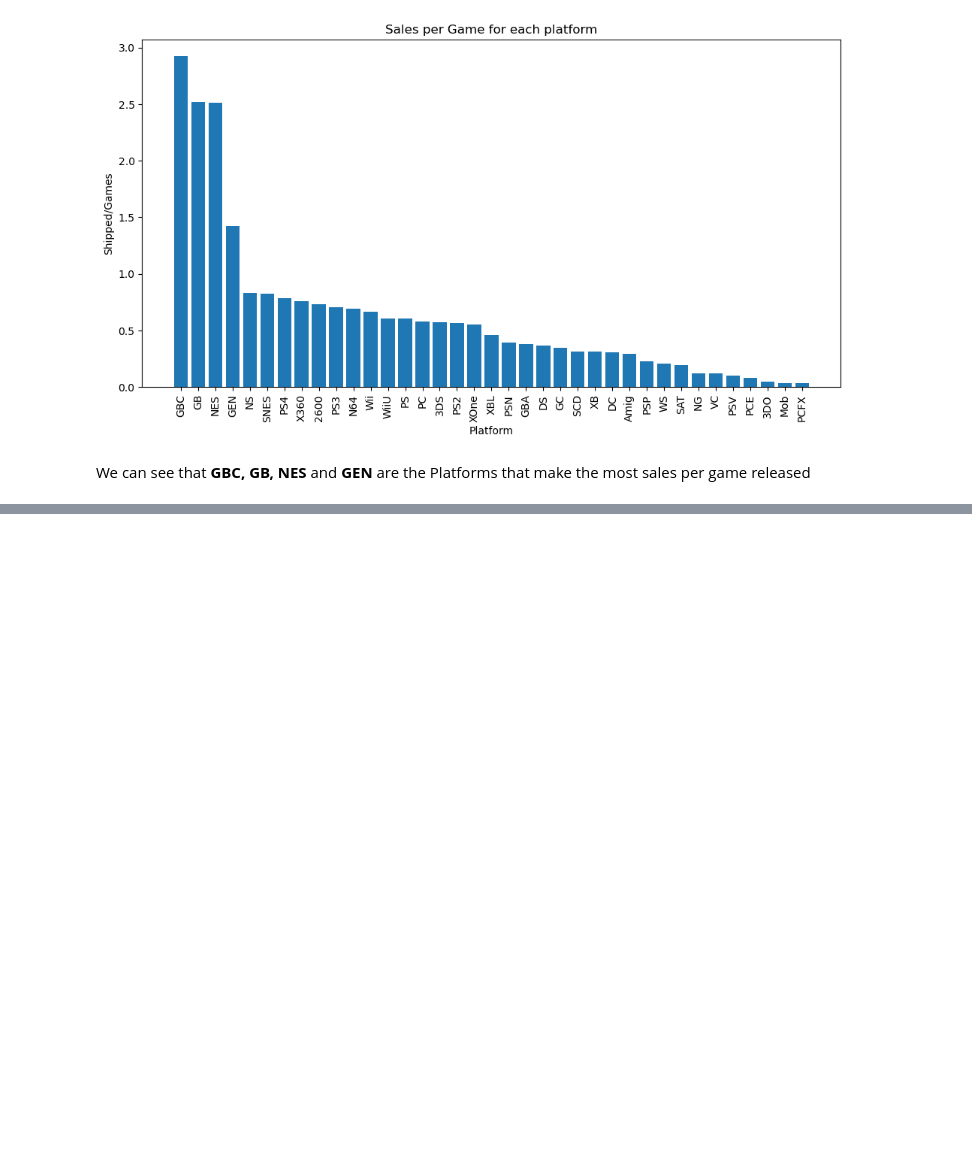
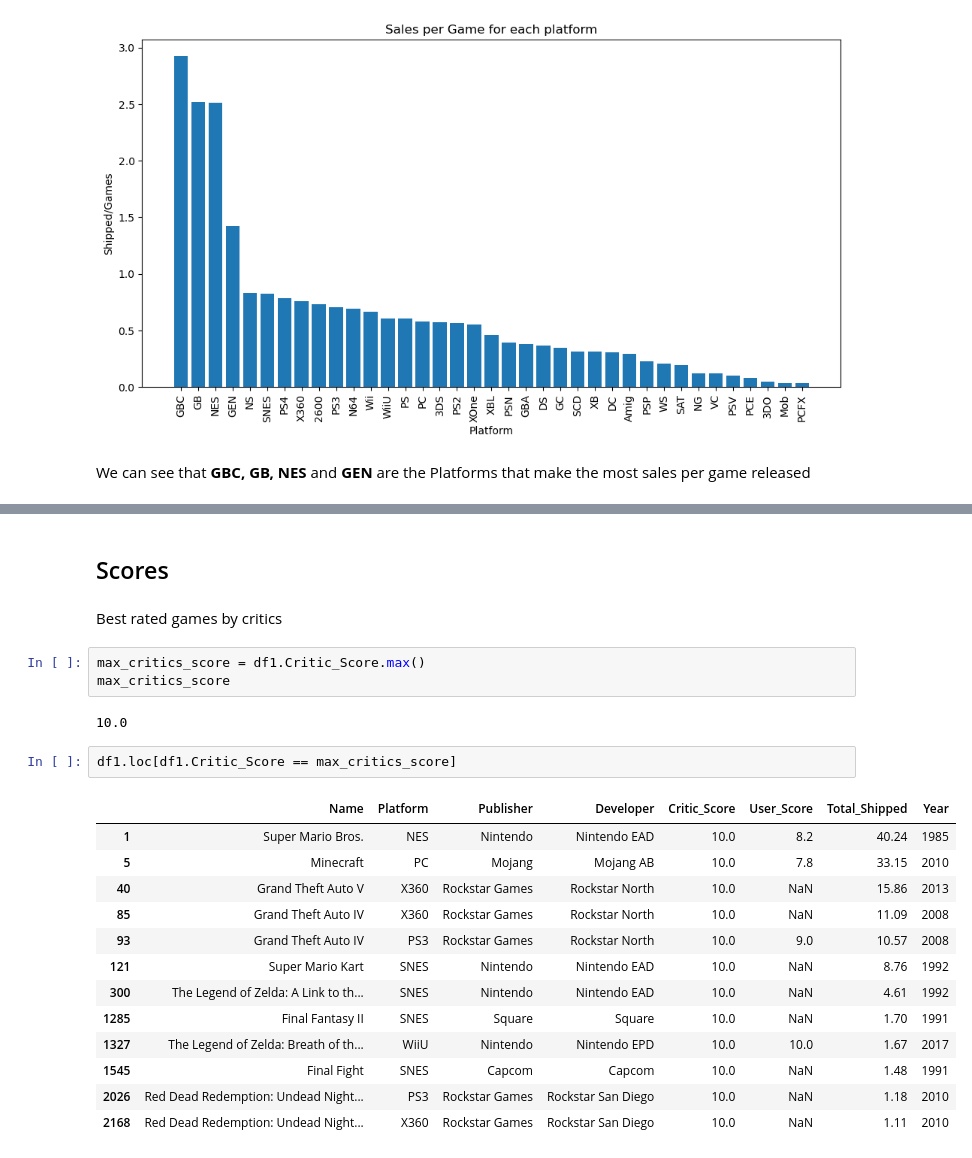
Before and after one commit to camilacareggio/data-analysis, a Jupyter notebook: videogame_sales_analysis/videogame_sales_analysis.ipynb, the cells around one changed output, grey strips where cells are left out. Cells and saved outputs as stored; diff of their text form; blank space fills up the shorter version.

```diff
--- a/videogame_sales_analysis/videogame_sales_analysis.ipynb
+++ b/videogame_sales_analysis/videogame_sales_analysis.ipynb
@@ -174,0 +232,25 @@ Year of Minimum Sales: 1979
+# %% [markdown]
+## Scores
+# %% [markdown]
+Best rated games by critics
+# %%
+max_critics_score = df1.Critic_Score.max()
+max_critics_score
+# %% [output]
+10.0
+# %%
+df1.loc[df1.Critic_Score == max_critics_score]
+# %% [output]
+|  | Name | Platform | Publisher | Developer | Critic_Score | User_Score | Total_Shipped | Year |
+| 1 | Super Mario Bros. | NES | Nintendo | Nintendo EAD | 10.0 | 8.2 | 40.24 | 1985 |
+| 5 | Minecraft | PC | Mojang | Mojang AB | 10.0 | 7.8 | 33.15 | 2010 |
+| 40 | Grand Theft Auto V | X360 | Rockstar Games | Rockstar North | 10.0 | NaN | 15.86 | 2013 |
+| 85 | Grand Theft Auto IV | X360 | Rockstar Games | Rockstar North | 10.0 | NaN | 11.09 | 2008 |
+| 93 | Grand Theft Auto IV | PS3 | Rockstar Games | Rockstar North | 10.0 | 9.0 | 10.57 | 2008 |
+| 121 | Super Mario Kart | SNES | Nintendo | Nintendo EAD | 10.0 | NaN | 8.76 | 1992 |
+| 300 | The Legend of Zelda: A Link to th... | SNES | Nintendo | Nintendo EAD | 10.0 | NaN | 4.61 | 1992 |
+| 1285 | Final Fantasy II | SNES | Square | Square | 10.0 | NaN | 1.70 | 1991 |
+| 1327 | The Legend of Zelda: Breath of th... | WiiU | Nintendo | Nintendo EPD | 10.0 | 10.0 | 1.67 | 2017 |
+| 1545 | Final Fight | SNES | Capcom | Capcom | 10.0 | NaN | 1.48 | 1991 |
+| 2026 | Red Dead Redemption: Undead Night... | PS3 | Rockstar Games | Rockstar San Diego | 10.0 | NaN | 1.18 | 2010 |
+| 2168 | Red Dead Redemption: Undead Night... | X360 | Rockstar Games | Rockstar San Diego | 10.0 | NaN | 1.11 | 2010 |
```
Also changed, not shown: parts of 23 cells of this notebook.
